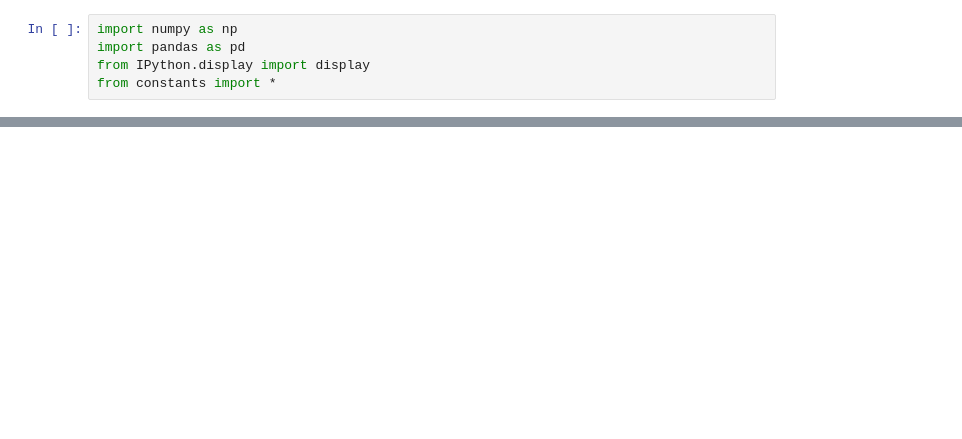
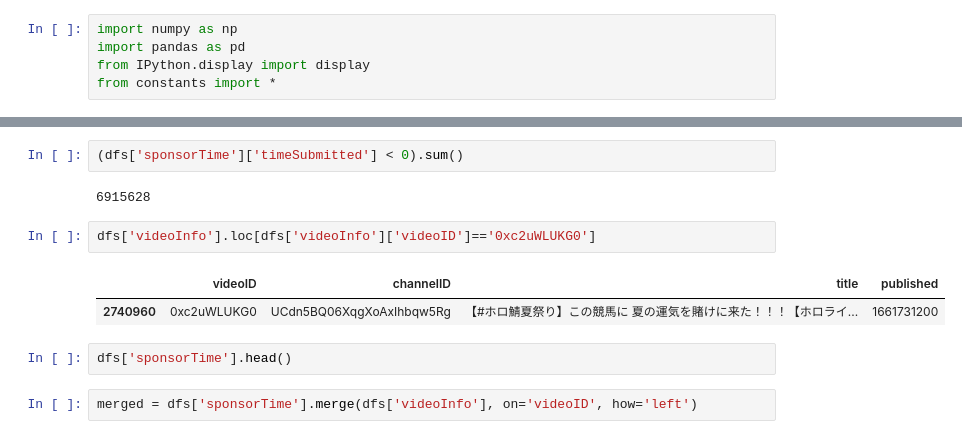
Before and after one commit to t-makaro/503-Project, a Jupyter notebook: src/data_vis.ipynb, the cells around one changed output, grey strips where cells are left out. Drawn from its saved outputs; the diff is of its cells as text; blank space fills up the shorter version.

```diff
--- a/src/data_vis.ipynb
+++ b/src/data_vis.ipynb
@@ -205,0 +177,13 @@ array([  500,  1500,     1,     2,  1000,   501,     5,     4,     3,
+# %%
+(dfs['sponsorTime']['timeSubmitted'] < 0).sum()
+# %% [output]
+6915628
+# %%
+dfs['videoInfo'].loc[dfs['videoInfo']['videoID']=='0xc2uWLUKG0']
+# %% [output]
+|  | videoID | channelID | title | published |
+| 2740960 | 0xc2uWLUKG0 | UCdn5BQ06XqgXoAxIhbqw5Rg | 【#ホロ鯖夏祭り】この競馬に 夏の運気を賭けに来た！！！【ホロライ... | 1661731200 |
+# %%
+dfs['sponsorTime'].head()
+# %%
+merged = dfs['sponsorTime'].merge(dfs['videoInfo'], on='videoID', how='left')
```
Also changed, not shown: parts of 21 cells of this notebook, 2 other files.
